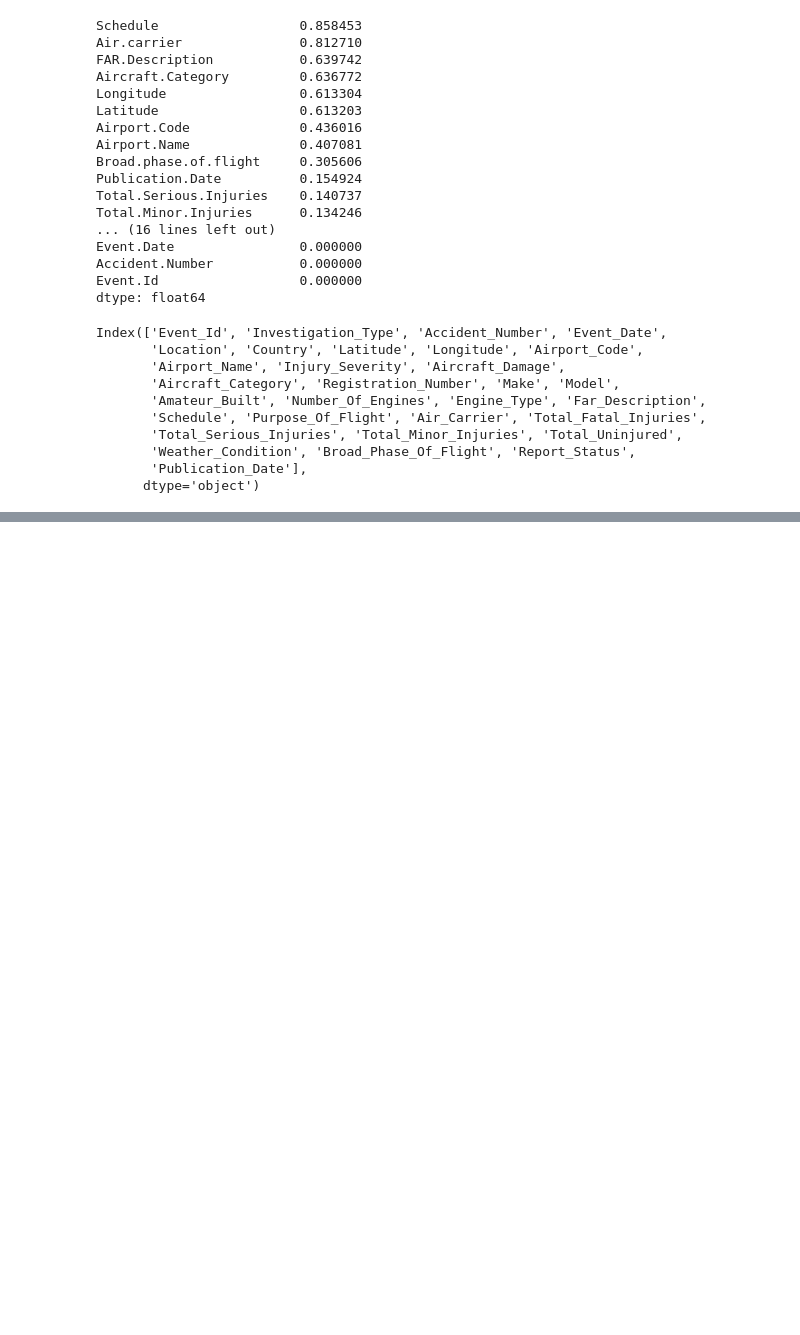
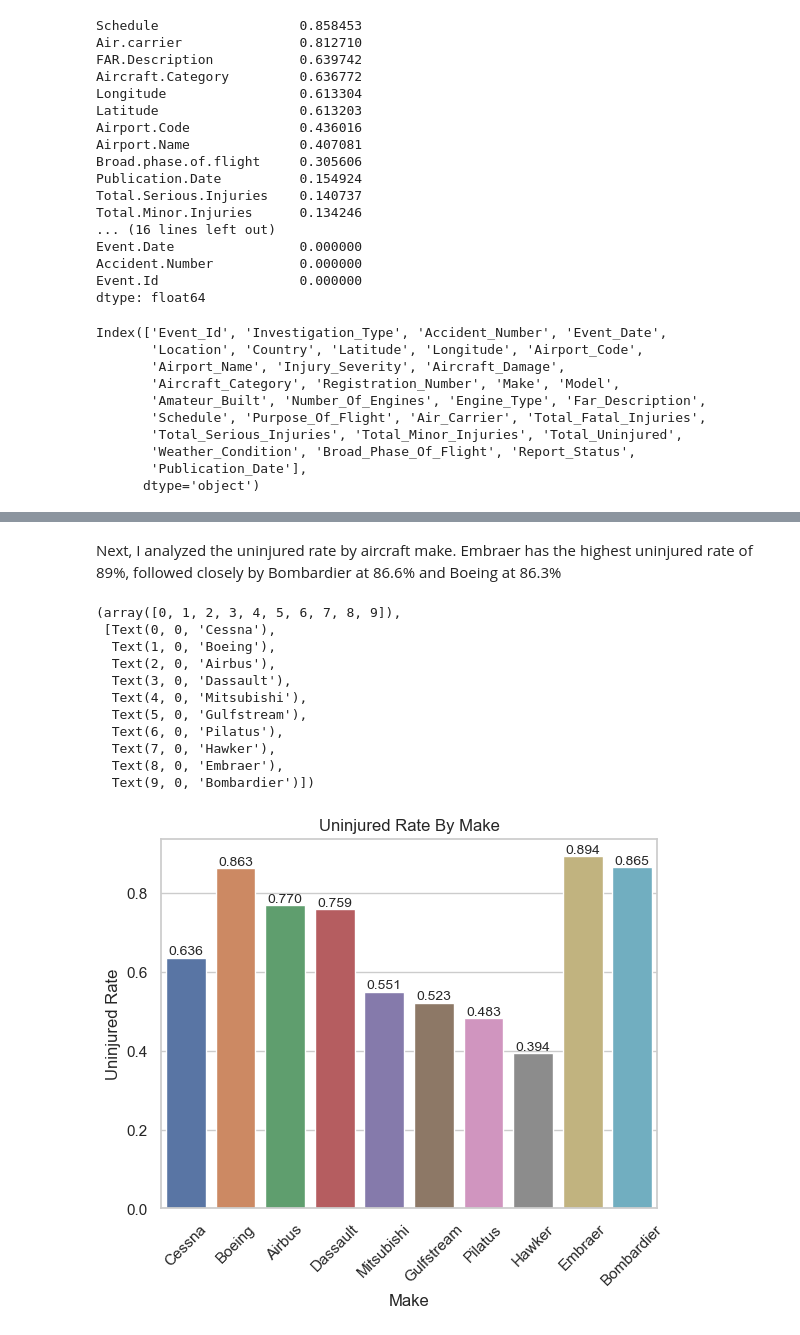
Before and after one commit to Caroline-kamusi/p1-project-ck, a Jupyter notebook: phase 1 project Ck.ipynb, the cells around one changed output, grey strips where cells are left out. Drawn from its saved outputs; the diff is of its cells as text; code cells hidden in the pictures; blank space fills up the shorter version.

```diff
--- a/phase 1 project Ck.ipynb
+++ b/phase 1 project Ck.ipynb
@@ -273,0 +498,30 @@ df
+# %% [markdown]
+Next, I analyzed the uninjured rate by aircraft make. Embraer has the highest uninjured rate of 89%, followed closely by Bombardier at 86.6% and Boeing at 86.3%
+# %%
+# Creates bar plot
+ax = sns.barplot(data=filtered_df, x='Make', y='Uninjured_Proportion', errorbar=None)
+
+# Defines a custom formatter function. This helps to limit the labels on top of the bars to 3 decimal places
+def format_func(value, tick_number=None):
+    return f'{value:.3f}'
+
+# Uses the custom formatter function in bar_label
+ax.bar_label(ax.containers[0], fontsize=10, fmt=format_func)
+
+ax.set(xlabel='Make', ylabel='Uninjured Rate', title='Uninjured Rate By Make')
+
+# Rotate x-axis labels
+plt.xticks(rotation=45)
+# %% [output]
+(array([0, 1, 2, 3, 4, 5, 6, 7, 8, 9]),
+ [Text(0, 0, 'Cessna'),
+  Text(1, 0, 'Boeing'),
+  Text(2, 0, 'Airbus'),
+  Text(3, 0, 'Dassault'),
+  Text(4, 0, 'Mitsubishi'),
+  Text(5, 0, 'Gulfstream'),
+  Text(6, 0, 'Pilatus'),
+  Text(7, 0, 'Hawker'),
+  Text(8, 0, 'Embraer'),
+  Text(9, 0, 'Bombardier')])
+[figure, added]
```
Also changed, not shown: parts of 41 cells of this notebook, 4 other files.
